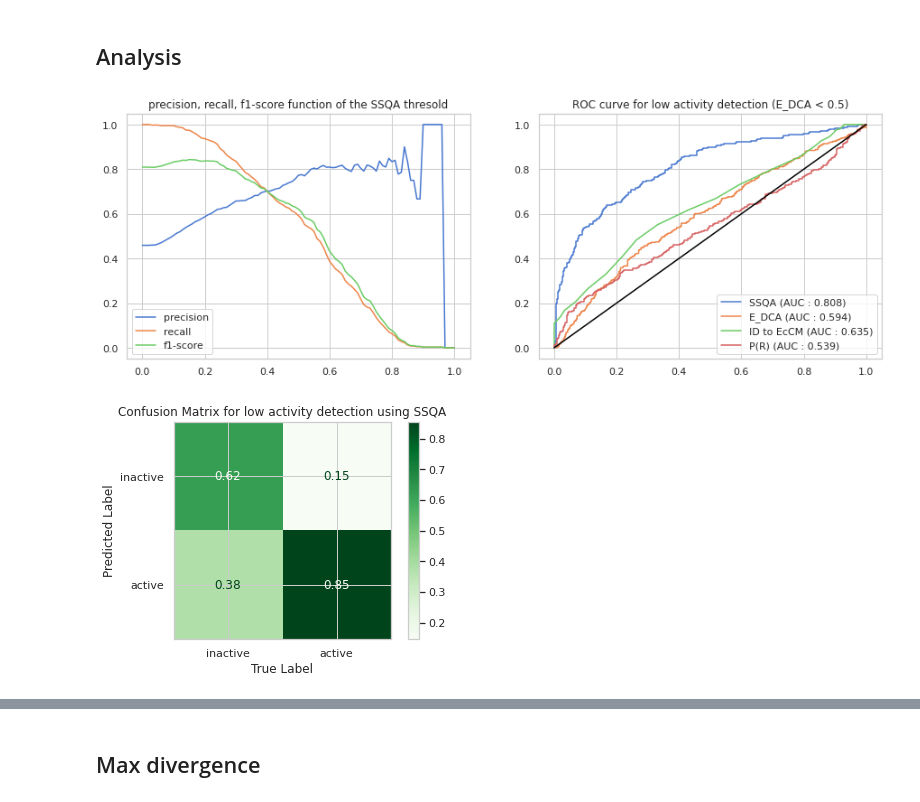
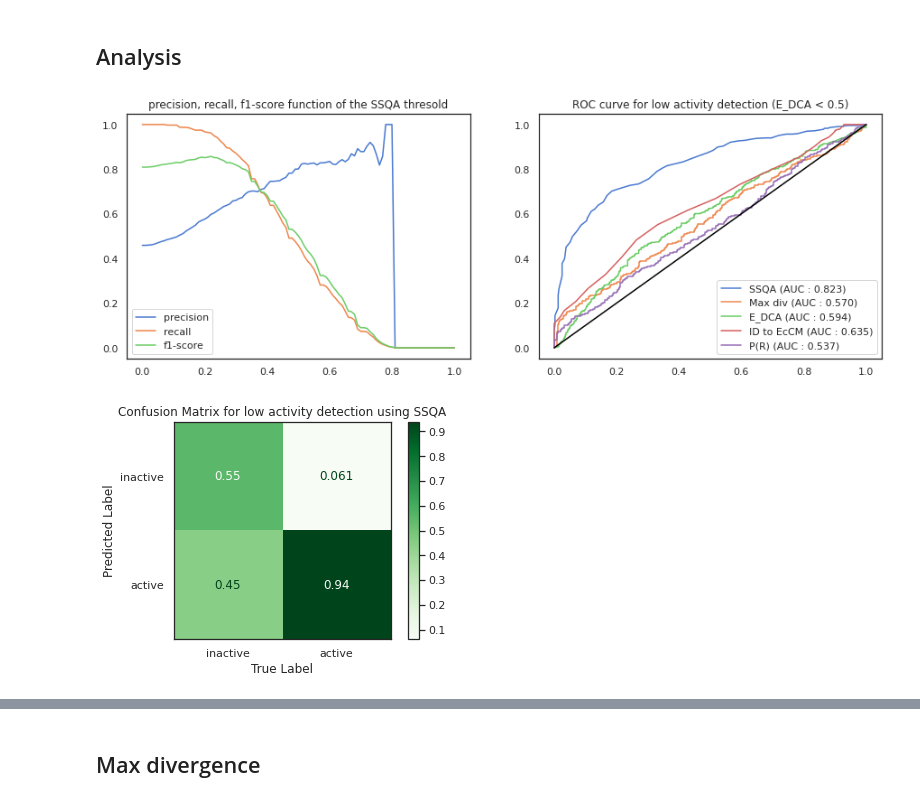
Before and after one commit to CyrilMa/ssqa, a Jupyter notebook: notebooks/cm_russ.ipynb, the cells around one changed output, grey strips where cells are left out. Saved outputs shown, nothing was run; the diff lists cells and outputs as text; code cells hidden in the pictures.

```diff
--- a/notebooks/cm_russ.ipynb
+++ b/notebooks/cm_russ.ipynb
@@ -139 +124,18 @@ tensor([1.0000, 1.0000, 1.0000, 1.0000, 1.0000, 1.0000, 1.0000, 1.0000, 1.0000,
+# %%
+t, ls, M, L = [],[],[],[]
+len_pat = len(matcher.pattern)
+for batch_idx, data in tqdm(enumerate(loader)):
+    x = data[0].permute(0,2,1).float()
+    torch.cuda.empty_cache()
+    m = Matching(x)
+    matcher(m)
+    t.append(m.t)
+    L.append(m.L)
+    ls.append(m.ls)
+    M.append(m.M)
+    del m
+t = torch.cat(t,0)
+ls= torch.cat(ls,0)
+M = torch.cat(M,0)
+L = torch.cat(L,0)
 # %%
@@ -159,10 +163,5 @@ from sklearn.neighbors import KNeighborsClassifier
 
 def where(a, conditioning):
     return a[df[conditioning].index.values]
-# %%
-a = np.zeros((len(t_), len(t_[0]), 30))
-for i, t in enumerate(t_):
-    for j in range(30):
-        a[i, :, j] = np.trace(torch.exp(t).numpy(), offset = j, axis1 = 1, axis2 = 2)
 # %%
 u = np.array(list(range(30))).reshape(1,1,30)
@@ -169,14 +172,12 @@ u = np.array(list(range(30))).reshape(1,1,30)
 # %%
-active_nat = where(a, (df.origin == "NAT") & (df.is_active)).mean()
-#active_nat = a[0]
-X = (a*u).sum(-1)
+X = L.view(L.size(0),-1)
 X = X[keep_idx]
 
 scaler = StandardScaler()
 
-X_train = where(X, (df.edca_below_25 == 1) & (df.origin == "NAT") & ((df.is_active + df.is_inactive) > 0))
+X_train = where(X, (df.origin == "NAT") & ((df.is_active + df.is_inactive) > 0))
 # y_train = df[df.origin == "NAT"]["norm r.e."]
-y_train = df[(df.edca_below_25 == 1) & (df.origin == "NAT") & ((df.is_active + df.is_inactive) > 0)]["is_active"].values
+y_train = df[ (df.origin == "NAT") & ((df.is_active + df.is_inactive) > 0)]["is_active"].values
 scaler.fit_transform(X_train[np.array(y_train, dtype=bool)])
 X_train = scaler.transform(X_train)
 
@@ -185,7 +186,7 @@ X_test = scaler.transform(X_test)
 # y_test = df[df.origin == "DCA"]["norm r.e."]
 y_test = df[(df.edca_below_25 == 1) & (df.origin == "DCA")  & ((df.is_active + df.is_inactive) > 0)]["is_active"].values
 
-clf = LogisticRegression().fit(X_train, y_train)
+clf = RandomForestClassifier().fit(X_train, y_train)
 pred = clf.predict_proba(X_test)[:,1]
 df["struct QA"] = clf.predict_proba(scaler.transform(X))[:,1]
 
@@ -206,5 +201,5 @@ plt.show()
 # %%
-df["P_R"] = -np.array(m_)[keep_idx]
+df["P_R"] = -np.array(M)[keep_idx]
 edca = df[(df.edca_below_25 == 1) &(df.origin == "DCA")  & ((df.is_active + df.is_inactive) > 0)]["EDCA (rel. to EcCM)"].values
 # %% [markdown]
 ## Analysis
@@ -219,32 +214,36 @@ plt.figure(figsize=(15,5))
 plt.subplot(121)
 plt.plot(np.arange(0.,1.01,0.01), ps)
 plt.plot(np.arange(0.,1.01,0.01), rs)
 plt.plot(np.arange(0.,1.01,0.01), f1s)
 plt.legend(["precision", "recall", "f1-score"])
 plt.title("precision, recall, f1-score function of the SSQA thresold")
 
 plt.subplot(122)
 legs = []
-fpr, tpr, _ = roc_curve(1-y_test, 1-pred)
+fpr, tpr, _ = roc_curve(1-y_test, -pred)
 plt.plot(fpr, tpr)
 legs.append(f"SSQA (AUC : {auc(fpr, tpr):.3f})")
+
+fpr, tpr, _ = roc_curve(1-y_test, np.abs(X_test).max(-1))
+plt.plot(fpr, tpr)
+legs.append(f"Max div (AUC : {auc(fpr, tpr):.3f})")
 
 fpr, tpr, _ = roc_curve(1-y_test, df[(df.edca_below_25 == 1) &(df.origin == "DCA")  & ((df.is_active + df.is_inactive) > 0)]["EDCA (rel. to EcCM)"])
 plt.plot(fpr, tpr)
 legs.append(f"E_DCA (AUC : {auc(fpr, tpr):.3f})")
 
 fpr, tpr, _ = roc_curve(1-y_test, -df[(df.edca_below_25 == 1) &(df.origin == "DCA")  & ((df.is_active + df.is_inactive) > 0)]["ID to EcCM"])
 plt.plot(fpr, tpr)
 legs.append(f"ID to EcCM (AUC : {auc(fpr, tpr):.3f})")
 
 fpr, tpr, _ = roc_curve(1-y_test, df[(df.edca_below_25 == 1) &(df.origin == "DCA")  & ((df.is_active + df.is_inactive) > 0)]["P_R"])
 plt.plot(fpr, tpr)
 legs.append(f"P(R) (AUC : {auc(fpr, tpr):.3f})")
 
 plt.plot([0,1], [0,1], c = "black")
 plt.legend(legs)
 plt.title(f"ROC curve for low activity detection (E_DCA < 0.5)")
 
 plt.show()
 # %% [output]
-[figure, old version]
+[figure, new version]
@@ -265,5 +250,5 @@ pss = np.array(pss); rss = np.array(rss); f1ss = np.array(f1ss)
 # %%
-THRES = 0.25
+THRES = 0.17
 cm = confusion_matrix(1-y_test, np.array(pred < THRES, dtype = int), normalize = "pred")
 sns.set(style="white", palette="muted")
 cmd = ConfusionMatrixDisplay(cm, display_labels=["inactive","active"])
@@ -273,7 +258,7 @@ plt.ylabel("Predicted Label")
 plt.xlabel("True Label")
 plt.show()
 # %% [output]
-[figure, old version]
+[figure, new version]
 # %%
 THRES = 0.21
 c_acc = 0
```
Also changed, not shown: parts of 29 cells of this notebook, 19 other files.
